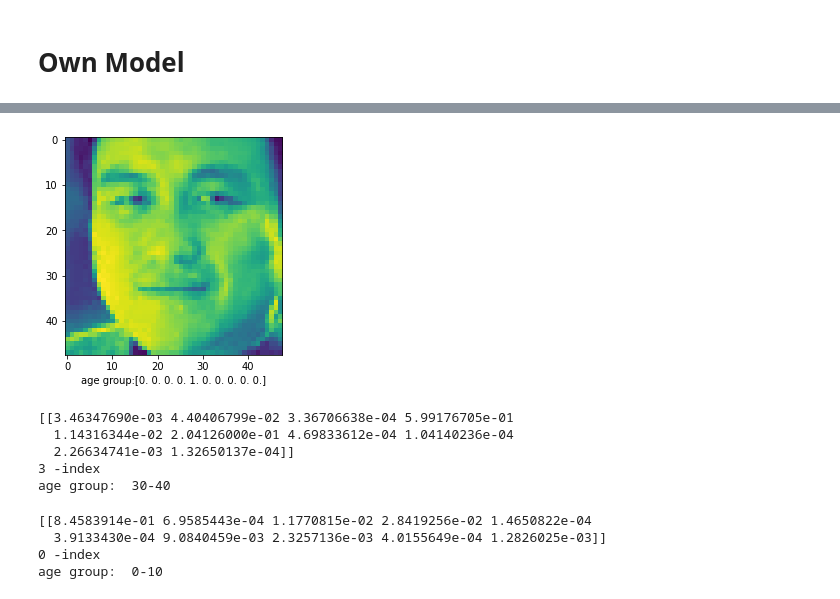
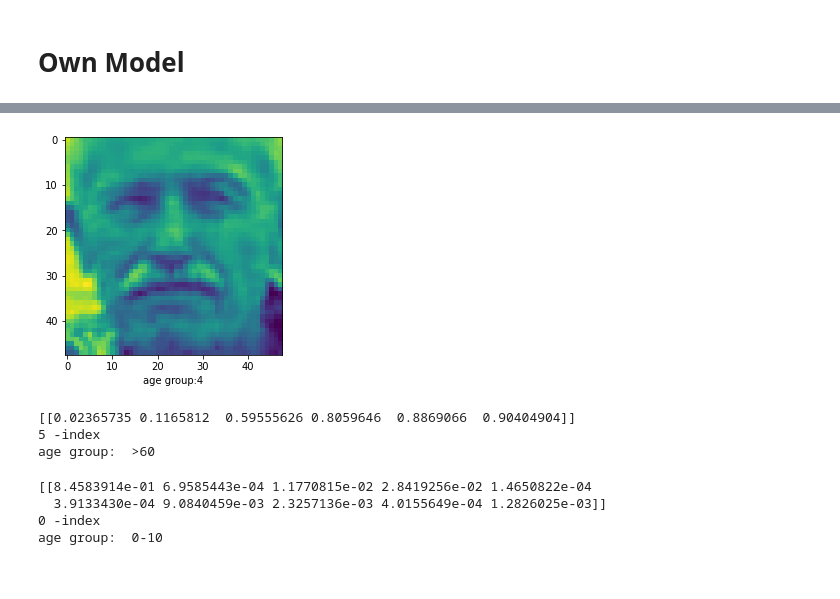
Before and after one commit to Uramud/age-and-gender-detection, a Jupyter notebook: Untitled1_Age.ipynb, the cells around one changed output, grey strips where cells are left out. Drawn from its saved outputs; the diff is of its cells as text; code cells hidden in the pictures.

```diff
--- a/Untitled1_Age.ipynb
+++ b/Untitled1_Age.ipynb
@@ -226,6 +244,6 @@ model1.compile(optimizer='sgd',loss='sparse_categorical_crossentropy',metrics=['
 # %%
 # model.compile(optimizer, loss)
 # ,validation_data=(X_test,y_test), batch_size=1024
-history = model1.fit(X_train, y_train, epochs=2, validation_split=0.2,validation_data=(X_test,y_test),batch_size=144)
+history = model2.fit(X_train, y_train, epochs=2, validation_data=(X_test,y_test))
 # batch_size=1024
 # %% [output]
@@ -242,28 +266,28 @@ import matplotlib.pyplot as plt
 from tensorflow import keras
 import numpy as np
 import cv2
-model1 = keras.models.load_model('untitled_age_47.h5')
+model2 = keras.models.load_model('AgeModel/untitled_age_61.h5')
 # %%
-ii = 256
+ii = 8 # (  8 haleki 60 > aauxa)
+
 plt.imshow(X_test[ii])
-plt.xlabel("age group:"+ str(y_test[ii]))
+plt.xlabel("age group:"+str(y_test.to_list()[ii]))
 plt.show()
 # gender predict
 image_pixels = img_to_array(X_test[ii])
 image_pixels = np.expand_dims(image_pixels,axis=0)
 aged = model1.predict(image_pixels)
 print(aged)
 aged = np.argmax(aged)
 print(aged,'-index')
 age_group = ['0-12','12-24','24-36','36-48','48-60','>60']
+# age_group = ['0-5','5-10','10-15','15-20','20-25','25-30','30-35','35-40','40-45','>60']
 print('age group: ',age_group[aged])
 # %% [output]
-[figure, old version]
+[figure, new version]
-[[3.46347690e-03 4.40406799e-02 3.36706638e-04 5.99176705e-01
-  1.14316344e-02 2.04126000e-01 4.69833612e-04 1.04140236e-04
-  2.26634741e-03 1.32650137e-04]]
-3 -index
-age group:  30-40
+[[0.02365735 0.1165812  0.59555626 0.8059646  0.8869066  0.90404904]]
+5 -index
+age group:  >60
 # %%
 sample_image = cv2.imread('sample_male.png')
 sample_image = cv2.cvtColor(sample_image,cv2.COLOR_BGR2GRAY)
```
Also changed, not shown: parts of 8 cells of this notebook, 19 other files.
